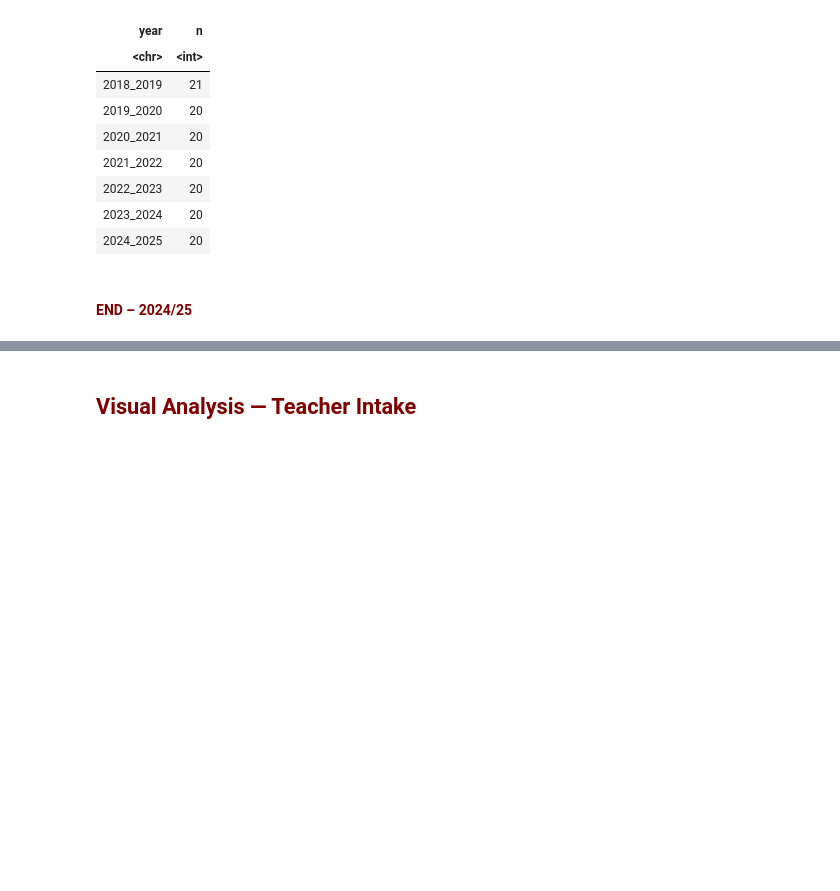
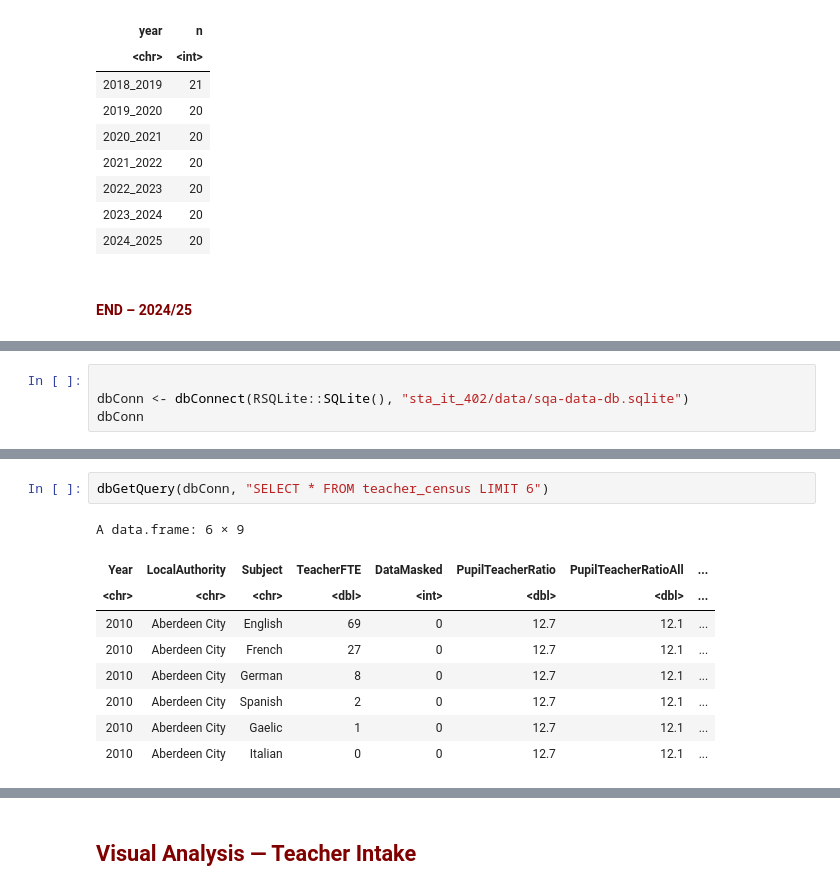
Before and after one commit to aba-sah/sta-it402-dresscode, a Jupyter notebook: code/r/initial_teacher_education.ipynb, the cells around one changed output, grey strips where cells are left out. Saved outputs shown, nothing was run; the diff lists cells and outputs as text; blank space fills up the shorter version.

```diff
--- a/code/r/initial_teacher_education.ipynb
+++ b/code/r/initial_teacher_education.ipynb
@@ -3310,0 +3313,4 @@ A tibble: 7 × 2
+# %%
+
+dbConn <- dbConnect(RSQLite::SQLite(), "sta_it_402/data/sqa-data-db.sqlite")
+dbConn
@@ -3310,0 +3336,12 @@ A tibble: 7 × 2
+# %%
+dbGetQuery(dbConn, "SELECT * FROM teacher_census LIMIT 6")
+# %% [output]
+A data.frame: 6 × 9
+| Year | LocalAuthority | Subject | TeacherFTE | DataMasked | PupilTeacherRatio | PupilTeacherRatioAll | ... |
+| <chr> | <chr> | <chr> | <dbl> | <int> | <dbl> | <dbl> | ... |
+| 2010 | Aberdeen City | English | 69 | 0 | 12.7 | 12.1 | ... |
+| 2010 | Aberdeen City | French | 27 | 0 | 12.7 | 12.1 | ... |
+| 2010 | Aberdeen City | German | 8 | 0 | 12.7 | 12.1 | ... |
+| 2010 | Aberdeen City | Spanish | 2 | 0 | 12.7 | 12.1 | ... |
+| 2010 | Aberdeen City | Gaelic | 1 | 0 | 12.7 | 12.1 | ... |
+| 2010 | Aberdeen City | Italian | 0 | 0 | 12.7 | 12.1 | ... |
```
Also changed, not shown: parts of 18 cells of this notebook.
